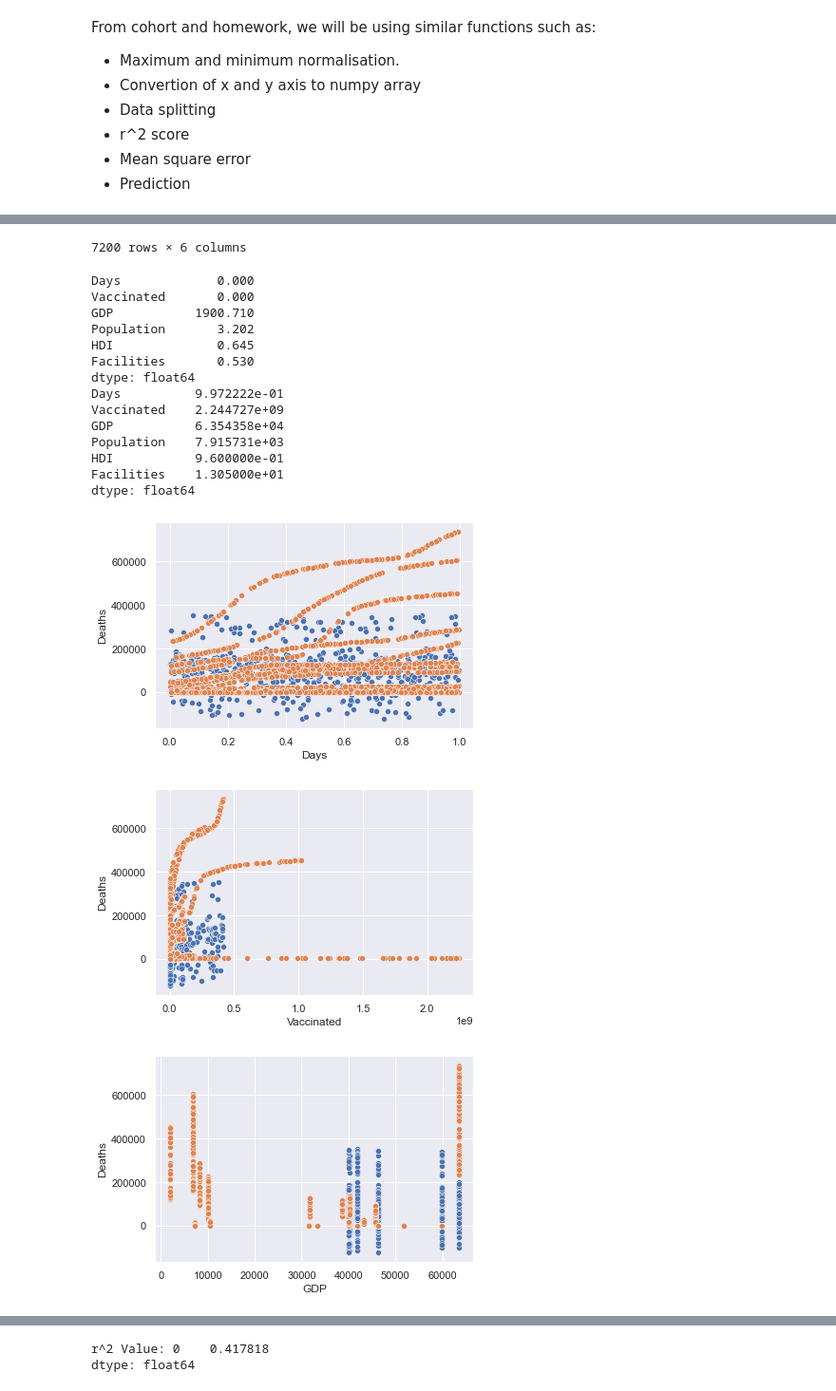
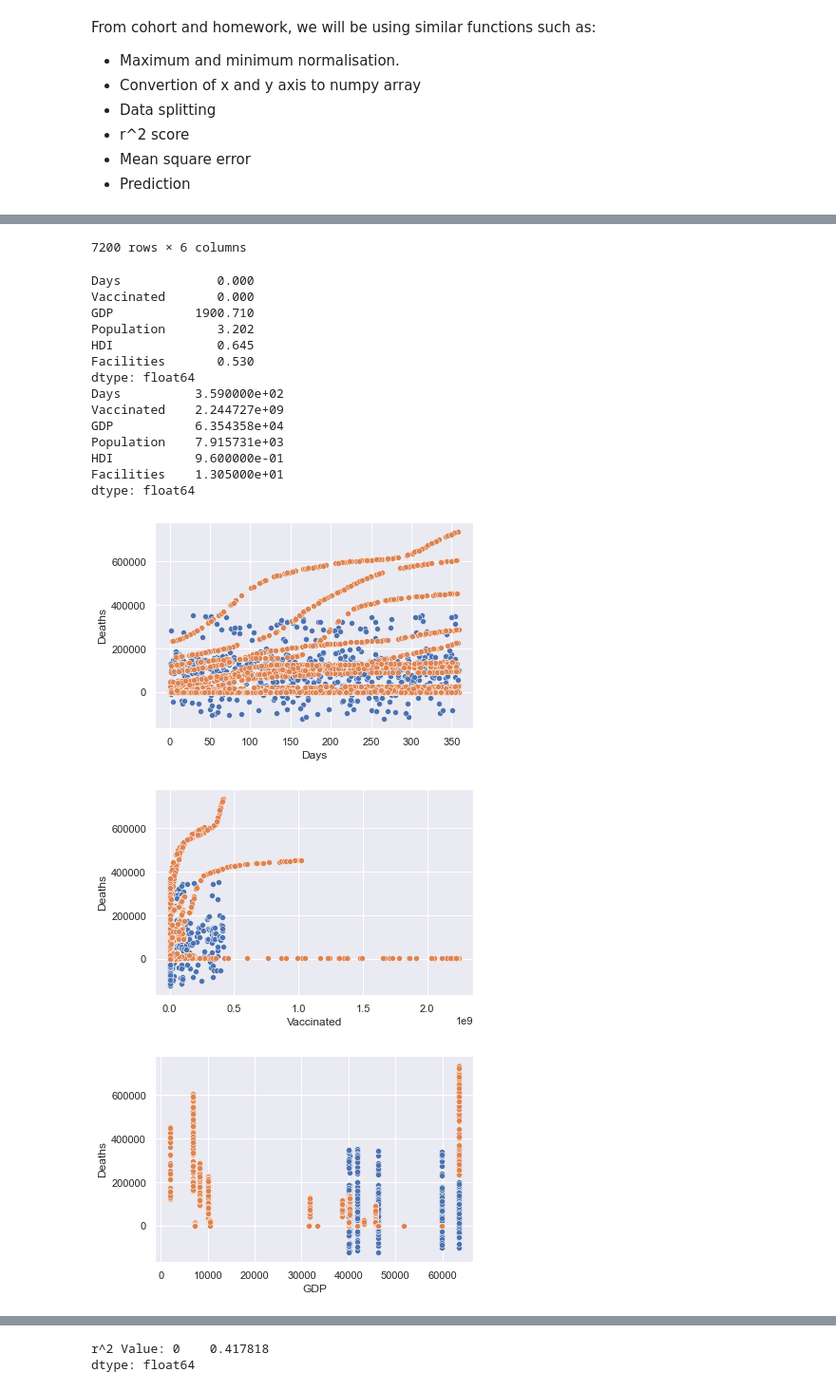
Before and after one commit to SorinoSSK/T3_2D, a Jupyter notebook: Task 1.ipynb, the cells around one changed output, grey strips where cells are left out. Shown at 95% size. Saved outputs shown, nothing was run; the diff lists cells and outputs as text; code cells hidden in the pictures.

```diff
--- a/Task 1.ipynb
+++ b/Task 1.ipynb
@@ -135,7 +134,7 @@ print(columns)
 yVal = pd.DataFrame(dataFrame.loc[:, "total_deaths"].fillna(0))
 xVal = pd.DataFrame(columns=[])
 #xVal["Days"] = sg["date"].apply(lambda data: (pd.to_datetime(data) - pd.to_datetime(sg.loc[0, "date"])).days)
-xVal["Days"] = pd.DataFrame(dataFrame["n_days"].fillna(0))
+xVal["Days"] = pd.DataFrame(dataFrame["Days"].fillna(0))
 xVal["Vaccinated"] = pd.DataFrame(dataFrame["total_vaccinations"].fillna(0))
 xVal["GDP"] = pd.DataFrame(dataFrame["gdp_per_capita"].fillna(0))
 xVal["Population"] = pd.DataFrame(dataFrame["population_density"].fillna(0))
@@ -204,19 +203,19 @@ dtype: float64
 7200 rows × 6 columns
 Days             0.000
 Vaccinated       0.000
 GDP           1900.710
 Population       3.202
 HDI              0.645
 Facilities       0.530
 dtype: float64
-Days          9.972222e-01
+Days          3.590000e+02
 Vaccinated    2.244727e+09
 GDP           6.354358e+04
 Population    7.915731e+03
 HDI           9.600000e-01
 Facilities    1.305000e+01
 dtype: float64
-[figure, old version]
+[figure, new version]
 [figure]
 [figure]
 [figure]
```
Also changed, not shown: parts of 3 cells of this notebook.
